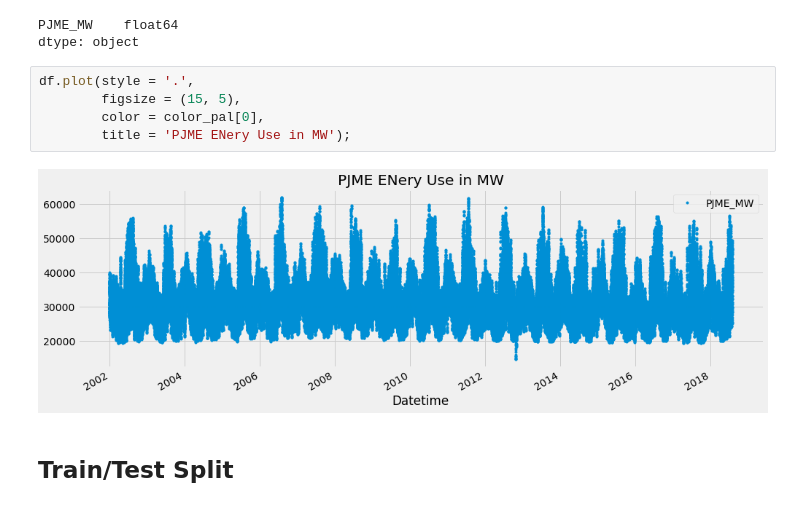
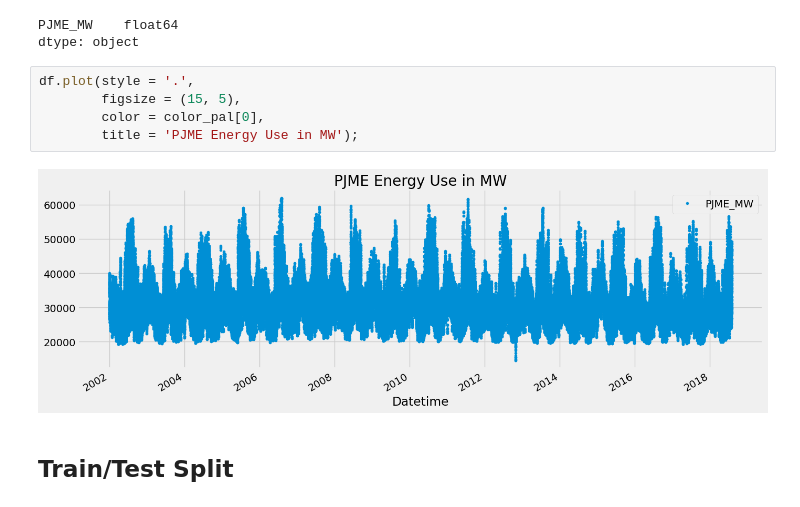
Before and after one commit to Ethann93/Predictions-Energy-Consumption, a Jupyter notebook: Time Series Forecasting with XGBoost.ipynb, the cells around one changed output. Saved outputs shown, nothing was run; the diff lists cells and outputs as text.

```diff
--- a/Time Series Forecasting with XGBoost.ipynb
+++ b/Time Series Forecasting with XGBoost.ipynb
@@ -49,10 +49,10 @@ dtype: object
 # %%
 df.plot(style = '.',
         figsize = (15, 5),
         color = color_pal[0],
-        title = 'PJME ENery Use in MW');
+        title = 'PJME Energy Use in MW');
 # %% [output]
-[figure, old version]
+[figure, new version]
 # %% [markdown]
 ## Train/Test Split
 # %% [markdown]
```
Also changed, not shown: parts of 13 cells of this notebook.
